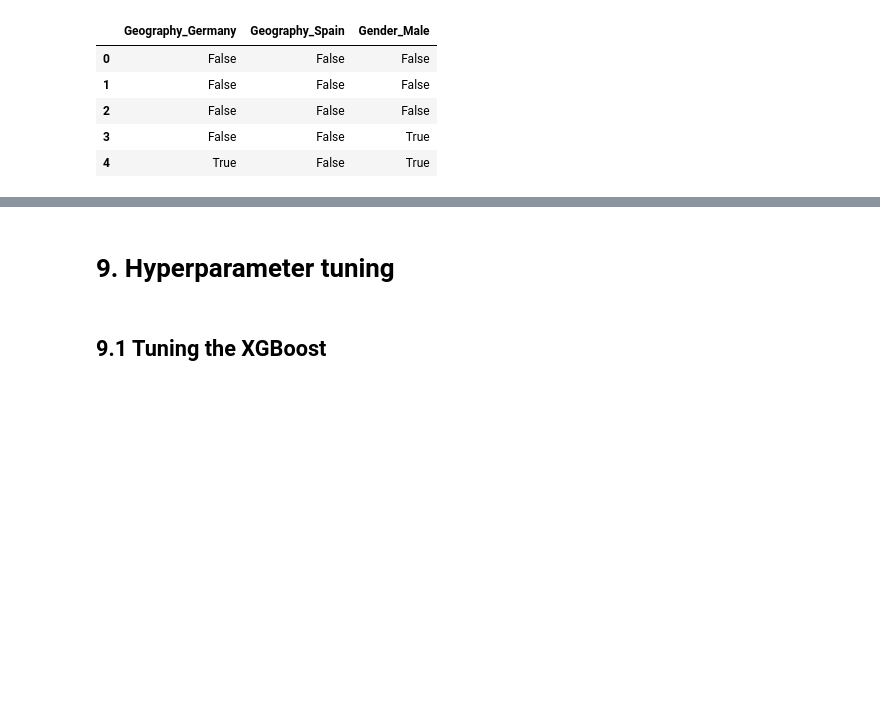
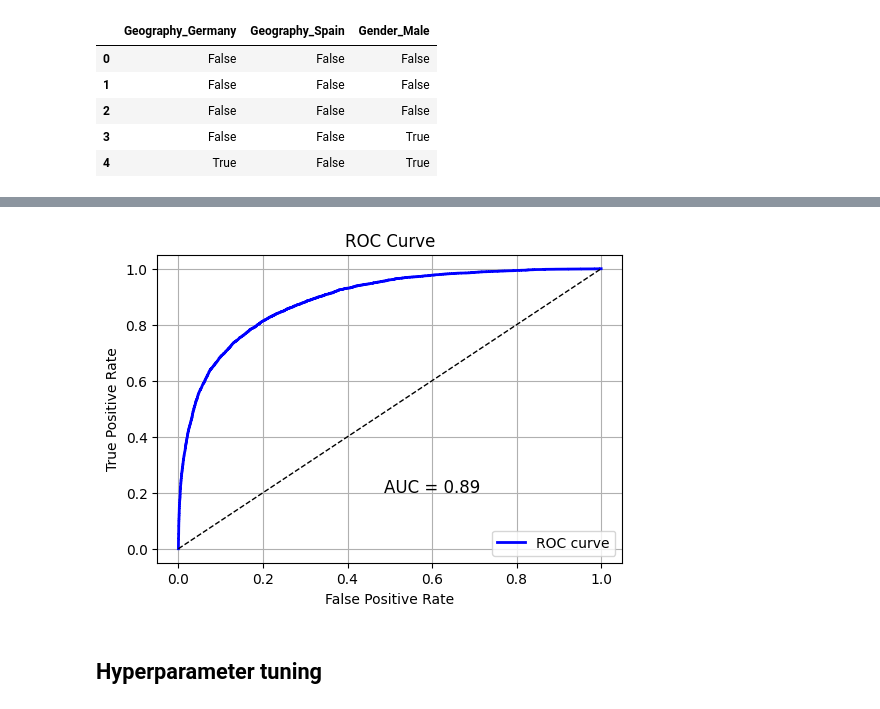
Before and after one commit to amitvkulkarni/Blogs, a Jupyter notebook: Kaggle/Ensemble Modelling - 3 Methods.ipynb, the cells around one changed output, grey strips where cells are left out. Cells and saved outputs as stored; diff of their text form; code cells hidden in the pictures; blank space fills up the shorter version.

```diff
--- a/Kaggle/Ensemble Modelling - 3 Methods.ipynb
+++ b/Kaggle/Ensemble Modelling - 3 Methods.ipynb
@@ -301,7 +312,14 @@ y = df_train_combined[target]
+# %%
+# Split the data into training and testing sets
+X_train, X_test, y_train, y_test = train_test_split(X, y, test_size=0.2, random_state=42)
+model = LGBMClassifier(verbose = -1)
+model.fit(X_train, y_train)
+# Plot ROC curve
+plot_roc_curve(model, X_test, y_test)
+# %% [output]
+[figure, added]
 # %% [markdown]
-# 9. Hyperparameter tuning
+## Hyperparameter tuning
-# %% [markdown]
-## 9.1 Tuning the XGBoost
 # %%
 from sklearn.model_selection import train_test_split
 from sklearn.metrics import roc_auc_score
```
Also changed, not shown: parts of 30 cells of this notebook.
